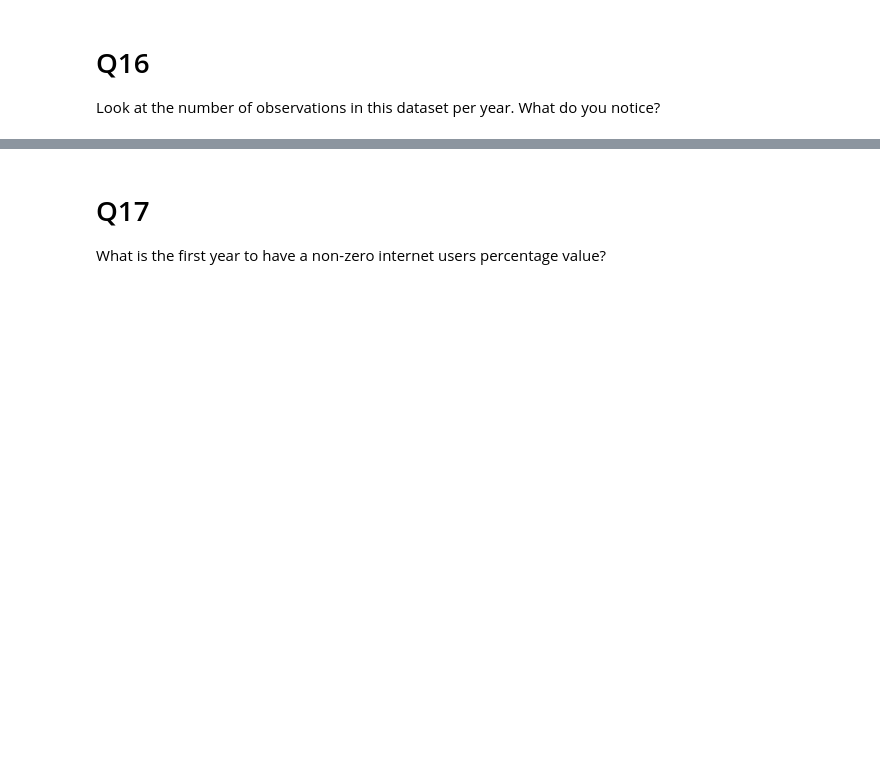
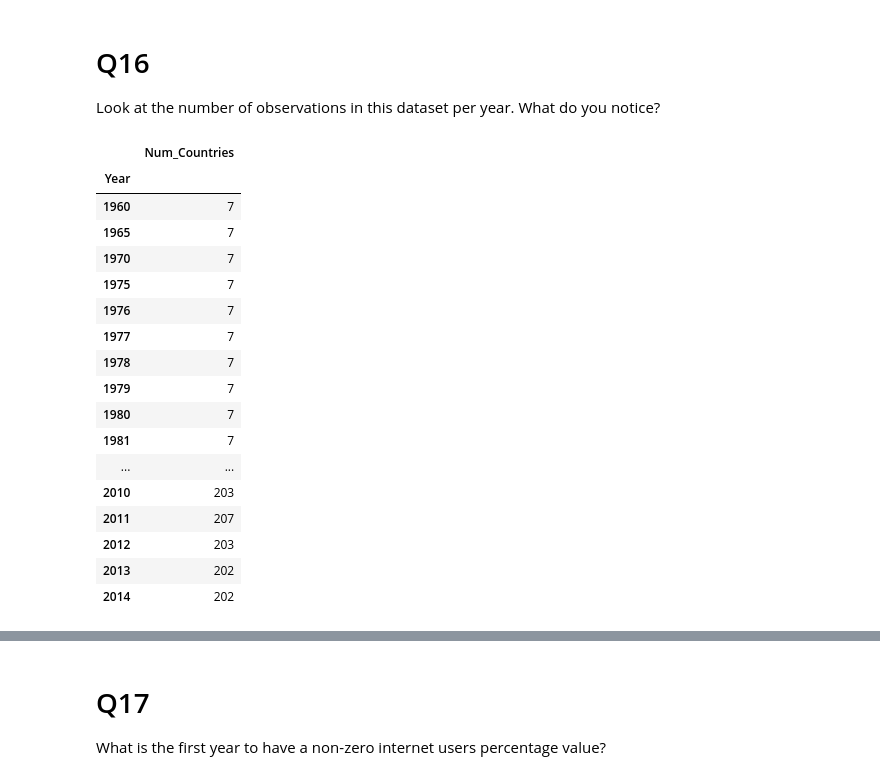
Before and after one commit to NSS-Data-Analytics-Cohort-11/undata-jessicabohannon, a Jupyter notebook: notebook/UN_Data.ipynb, the cells around one changed output, grey strips where cells are left out. Cells and saved outputs as stored; diff of their text form; code cells hidden in the pictures; blank space fills up the shorter version.

```diff
--- a/notebook/UN_Data.ipynb
+++ b/notebook/UN_Data.ipynb
@@ -411,3 +405,12 @@ From 1990 to 2020, 188 countries increased GDP while 54 countries did not. So ye
 # %% [markdown]
 # Q14
 Read in the internet use dataset into a DataFrame named internet_df. You will likely get errors when doing this. Check the arguments for the read_csv function to find ones that can help correct the errors (https://pandas.pydata.org/docs/reference/api/pandas.read_csv.html) Once you are able to read it in, take per a look at the top and bottom few rows to make sure that it has been read in correctly. Also, check the datatypes of the columns.
+# %%
+#Importing and previewing the CSV, removing bad lines
+
+internet_df = pd.read_csv('../data/internet_use.csv',
+                          on_bad_lines='skip')
+
+internet_df = internet_df[internet_df['Value'].notna()] #There were some rows where data was in the wrong column
+
+internet_df.head()
@@ -414,6 +424,42 @@ Read in the internet use dataset into a DataFrame named internet_df. You will li
 # %% [markdown]
 # Q15
 Drop the Value Footnotes column and rename the remaining three to 'Country', 'Year', and 'Internet_Users_Pct'.
+# %%
+#Dropping footnotes and renaming columns
+
+internet_df = internet_df.drop(columns='Value Footnotes')\
+                         .rename(columns={'Country or Area':'Country',
+                                'Value':'Internet_Users_Pct'})
 # %% [markdown]
 # Q16
 Look at the number of observations in this dataset per year. What do you notice?
+# %%
+#Number of observations per year
+
+#Creating series counting number of countries per year, turning into DataFrame, and renaming columns
+
+internet_countries_per_year = internet_df.groupby('Year')['Country']\
+                                         .count()\
+                                         .to_frame()\
+                                         .rename(columns={'Country':'Num_Countries'})
+
+internet_countries_per_year
+# %% [output]
+|  | Num_Countries |
+| Year |  |
+| 1960 | 7 |
+| 1965 | 7 |
+| 1970 | 7 |
+| 1975 | 7 |
+| 1976 | 7 |
+| 1977 | 7 |
+| 1978 | 7 |
+| 1979 | 7 |
+| 1980 | 7 |
+| 1981 | 7 |
+| ... | ... |
+| 2010 | 203 |
+| 2011 | 207 |
+| 2012 | 203 |
+| 2013 | 202 |
+| 2014 | 202 |
```
Also changed, not shown: parts of 4 cells of this notebook.
